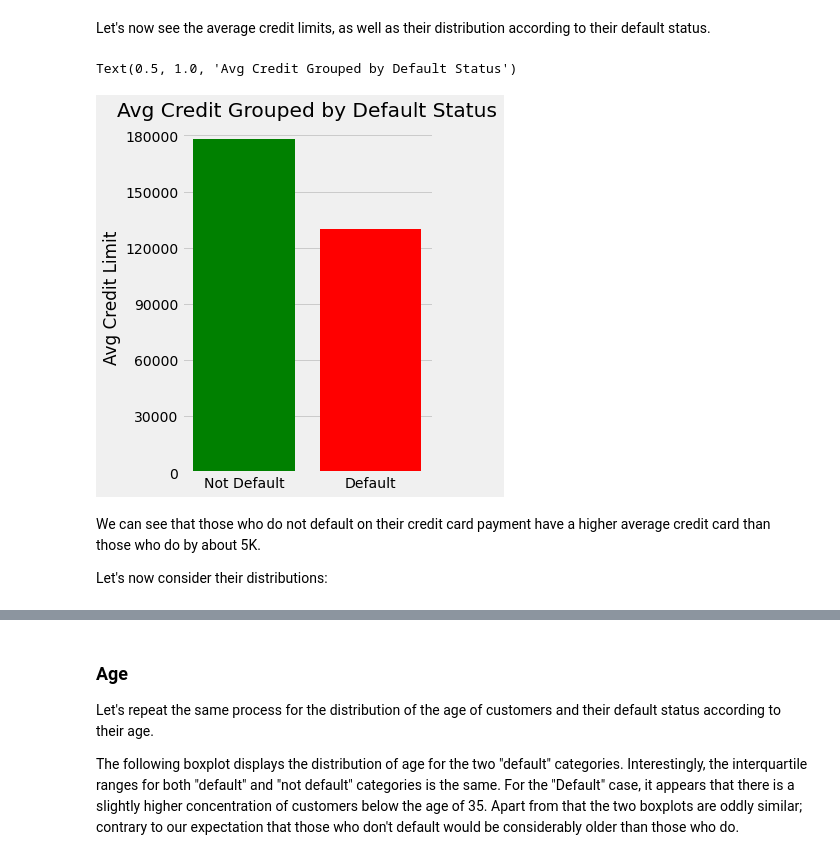
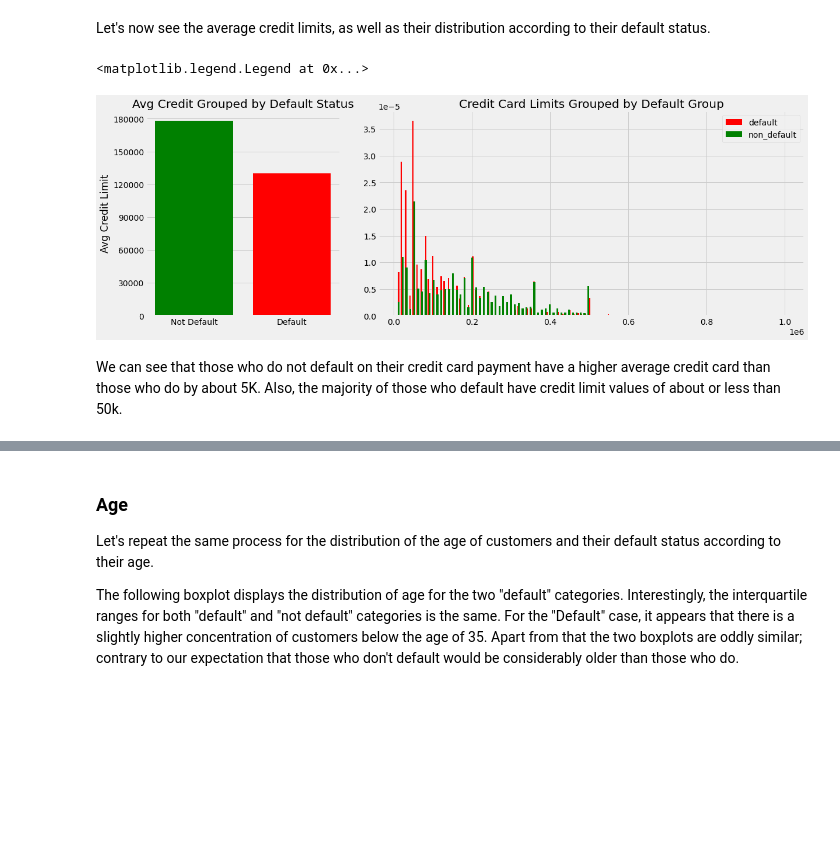
Before and after one commit to MelissaKR/credit_default, a Jupyter notebook: credit_card_Final.ipynb, the cells around one changed output, grey strips where cells are left out. Cells and saved outputs as stored; diff of their text form; code cells hidden in the pictures; blank space fills up the shorter version.

```diff
--- a/credit_card_Final.ipynb
+++ b/credit_card_Final.ipynb
@@ -283,20 +283,27 @@ Let's now see the average credit limits, as well as their distribution according
 # %%
 df_BAL = get_average_values('LIMIT_BAL')
 
-fig1 = plt.figure(figsize = (4,6))
-ax = fig1.add_subplot(111)
-ax.bar('default_payment','avg_values', data=df_BAL
+fig = plt.figure(figsize = (18,6))
+ax1 = plt.subplot2grid((1,3),(0,0))
+ax2 = plt.subplot2grid((1,3),(0,1), colspan=2)
+
+ax1.bar('default_payment','avg_values', data=df_BAL
        , color=('green','red'))
-ax.grid(axis='x')
-ax.set_xticks([0,1])
-ax.set_xticklabels(['Not Default','Default'], ha='center')
-ax.set_yticks(np.arange(0,180001,30000))
-ax.set_ylabel('Avg Credit Limit')
-ax.set_title('Avg Credit Grouped by Default Status')
+ax1.grid(axis='x')
+ax1.set_xticks([0,1])
+ax1.set_xticklabels(['Not Default','Default'], ha='center')
+ax1.set_yticks(np.arange(0,180001,30000))
+ax1.set_ylabel('Avg Credit Limit')
+ax1.set_title('Avg Credit Grouped by Default Status')
+
+default_df = df.loc[df['default_payment']==1]['LIMIT_BAL']
+non_default_df = df.loc[df['default_payment']==0]['LIMIT_BAL']
+ax2.hist(default_df, bins=200, color='red', density=True, label='default');
+ax2.hist(non_default_df, bins=200, color='green', density=True, label='non_default');
+ax2.set_title('Credit Card Limits Grouped by Default Group')
+ax2.legend()
 # %% [output]
-Text(0.5, 1.0, 'Avg Credit Grouped by Default Status')
+<matplotlib.legend.Legend at 0x...>
-[figure, old version]
+[figure, new version]
 # %% [markdown]
-We can see that those who do not default on their credit card payment have a higher average credit card than those who do by about 5K.
-
-Let's now consider their distributions:
+We can see that those who do not default on their credit card payment have a higher average credit card than those who do by about 5K. Also, the majority of those who default have credit limit values of about or less than 50k.
```
Also changed, not shown: parts of 9 cells of this notebook.
